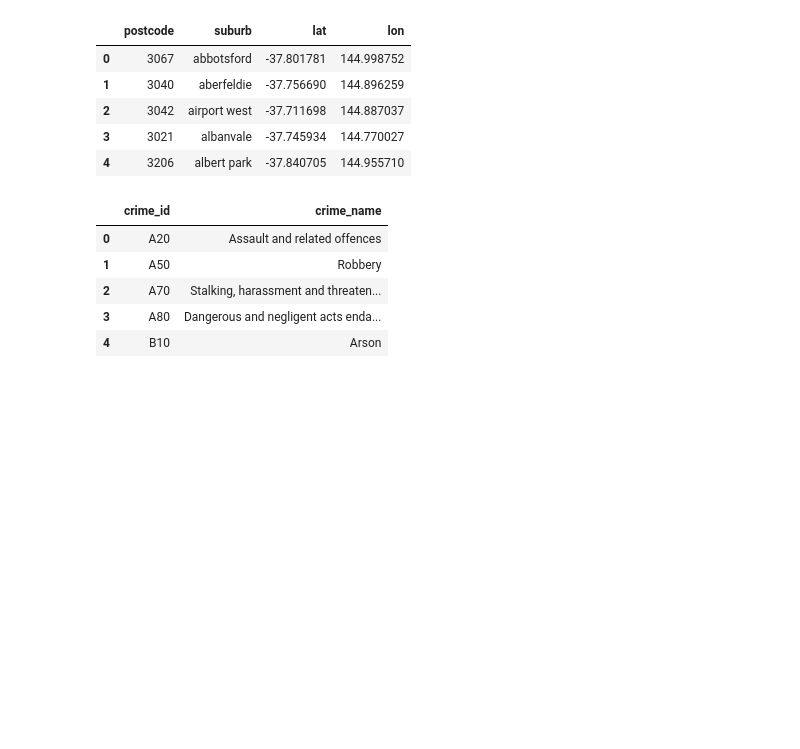
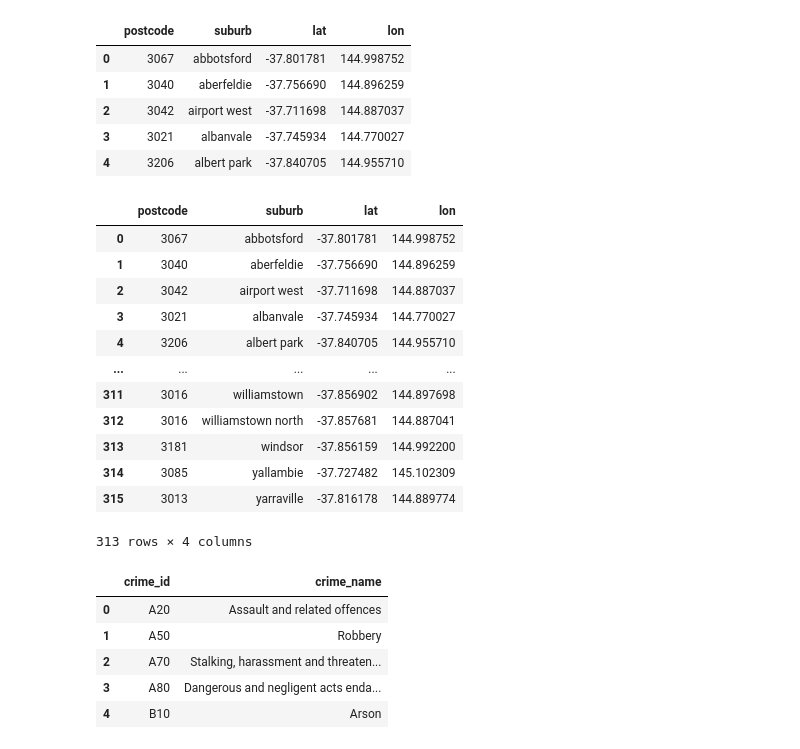
Before and after one commit to jMacProd/ETL-to-PostgreSQL, a Jupyter notebook: 004_Load_SQL/01_load_SQL.ipynb, the cells around one changed output. Saved outputs shown, nothing was run; the diff lists cells and outputs as text; code cells hidden in the pictures; blank space fills up the shorter version.

```diff
--- a/004_Load_SQL/01_load_SQL.ipynb
+++ b/004_Load_SQL/01_load_SQL.ipynb
@@ -63,6 +81,24 @@ suburbs_df.head()
 | 2 | 3042 | airport west | -37.711698 | 144.887037 |
 | 3 | 3021 | albanvale | -37.745934 | 144.770027 |
 | 4 | 3206 | albert park | -37.840705 | 144.955710 |
+# %%
+suburbs_df = suburbs_df.drop_duplicates(subset="suburb")
+# %%
+suburbs_df
+# %% [output]
+|  | postcode | suburb | lat | lon |
+| 0 | 3067 | abbotsford | -37.801781 | 144.998752 |
+| 1 | 3040 | aberfeldie | -37.756690 | 144.896259 |
+| 2 | 3042 | airport west | -37.711698 | 144.887037 |
+| 3 | 3021 | albanvale | -37.745934 | 144.770027 |
+| 4 | 3206 | albert park | -37.840705 | 144.955710 |
+| ... | ... | ... | ... | ... |
+| 311 | 3016 | williamstown | -37.856902 | 144.897698 |
+| 312 | 3016 | williamstown north | -37.857681 | 144.887041 |
+| 313 | 3181 | windsor | -37.856159 | 144.992200 |
+| 314 | 3085 | yallambie | -37.727482 | 145.102309 |
+| 315 | 3013 | yarraville | -37.816178 | 144.889774 |
+313 rows × 4 columns
 # %%
 crime_types_file = "01_Inputs/crime_type.csv"
 crime_types_df = pd.read_csv(crime_types_file)
```
Also changed, not shown: parts of 21 cells of this notebook, 2 other files.
